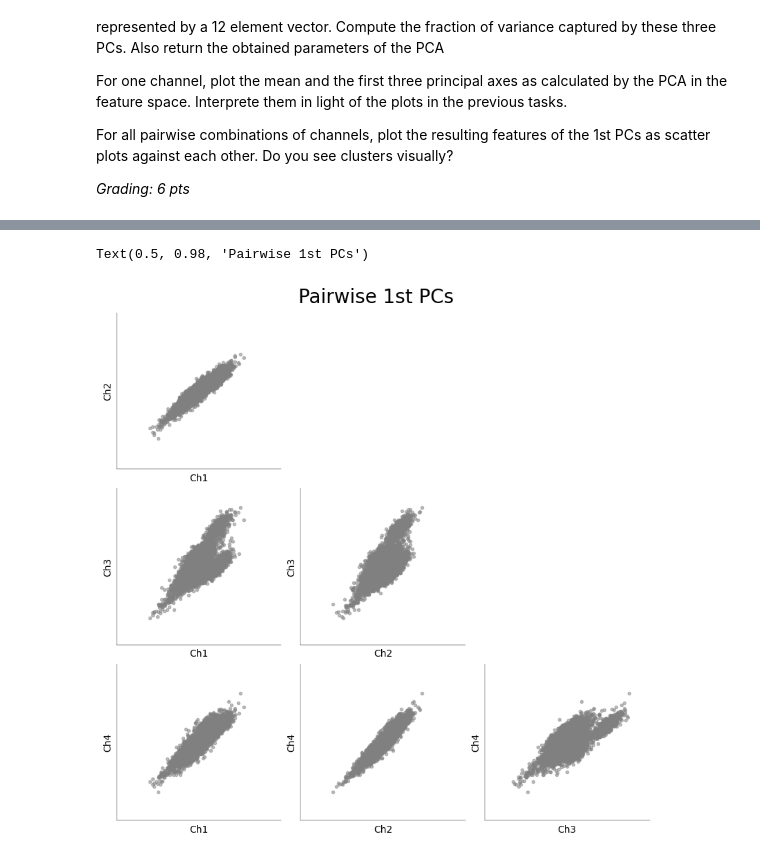
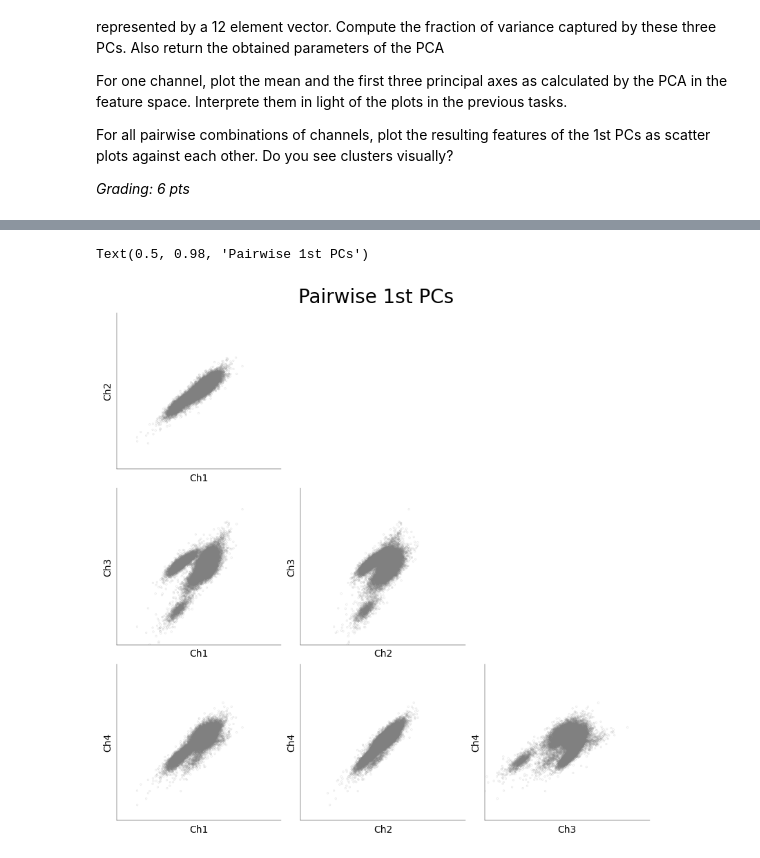
Before and after one commit to ZhidongZhang96/Course_NeuralDataScience_SS26, a Jupyter notebook: notebooks/CodingLab1.ipynb, the cells around one changed output, grey strips where cells are left out. Saved outputs shown, nothing was run; the diff lists cells and outputs as text; code cells hidden in the pictures.

```diff
--- a/notebooks/CodingLab1.ipynb
+++ b/notebooks/CodingLab1.ipynb
@@ -165,7 +171,7 @@ def filter_signal(
 
     return pd.DataFrame(x_filtered, index=None), filter_param
 # %%
-xf, filter_param = filter_signal(x, fs, 500, 4000, order=10)
+xf, filter_param = filter_signal(x, fs, 500, 4000)
 # %%
 mosaic = [
     ["raw: Ch1", "filtered: Ch1"],
@@ -434,7 +503,7 @@ for i, col in enumerate(cols):
     # Add data
     ax[col].scatter(
         t / 1000,
-        np.ones_like(t) * (-300),
+        np.ones_like(t) * (-350),
         color="red",
         label="detected spikes",
         marker="|",
@@ -450,7 +519,7 @@ for i, col in enumerate(cols):
     # )
     ax[col].plot(np.arange(0, T) * dt, xf.iloc[:T, i].to_numpy())
     ax[col].axhline(thrd, color="red", linestyle="--", label="threshold", alpha=0.7)
-    ax[col].axhline(-thrd, color="red", linestyle="--", alpha=0.7)
+    # ax[col].axhline(-thrd, color="red", linestyle="--", alpha=0.7)
     if col == "Ch1":
         ax[col].legend()
 # %% [output]
@@ -563,7 +632,7 @@ for i, col in enumerate(cols):
         ax[col].plot(
             np.arange(w.shape[1]) / fs * 1000 - 0.33,
             w[j, :, i],
-            color="gray",
-            alpha=0.5,
+            color="steelblue",
+            alpha=0.15,
         )
 # %% [output]
@@ -577,10 +646,15 @@ fig, ax = plt.subplot_mosaic(
     mosaic=mosaic, figsize=(8, 6), layout="constrained", dpi=100
 )
 
+amplitudes = np.min(
+    w, axis=(1, 2)
+)  # 因为spike是大负峰所以是min，w为(n_spikes, 30, 4)，取出12维度 每个spike给出最小的数字 不管什么时间节点什么channel
+largest_indices = np.argsort(amplitudes)[:100]
+
 for i, col in enumerate(cols):
 
     # labeling etc
-    ax[col].set_ylim((-500, 250))
+    ax[col].set_ylim((-1000, 500))
     ax[col].set_xlim((-0.33, 0.66))
     ax[col].set_title(col, loc="left")
     if col == "Ch3" or col == "Ch4":
@@ -592,12 +666,12 @@ for i, col in enumerate(cols):
     else:
         ax[col].set_yticklabels([])
 
-    # Add data
-    for j in range(1, 101):
+    for j in largest_indices:
         ax[col].plot(
             np.arange(w.shape[1]) / fs * 1000 - 0.33,
-            w[-j, :, i],
-            color="gray",
-            alpha=0.5,
+            w[j, :, i],
+            color="tomato",
+            alpha=0.1,
+            linewidth=0.5,
         )
 # %% [output]
@@ -784,35 +858,45 @@ It means the first dimension carry the major information of the signal, while th
 
 mosaic = [
     ["Ch2 vs Ch1", ".", "."],
     ["Ch3 vs Ch1", "Ch3 vs Ch2", "."],
     ["Ch4 vs Ch1", "Ch4 vs Ch2", "Ch4 vs Ch3"],
 ]
 fig, ax = plt.subplot_mosaic(
     mosaic=mosaic, figsize=(8, 8), layout="constrained", dpi=100
 )
 
 # index of the 1st PC in `b`
 i = {"Ch1": 0, "Ch2": 3, "Ch3": 6, "Ch4": 9}
 
 for mo in np.ravel(mosaic):
     if mo == ".":
         continue
     y, x = mo.split(" vs ")
 
     ax[mo].set_xlabel(x)
     ax[mo].set_ylabel(y)
     ax[mo].set_xlim((-1500, 1500))
     ax[mo].set_ylim((-1500, 1500))
     ax[mo].set_xticks([])
     ax[mo].set_yticks([])
 
     # Add data
-    ax[mo].scatter(b[:, i[x]], b[:, i[y]], color="gray", alpha=0.5)
+    ax[mo].scatter(
+        b[:, i[x]],
+        b[:, i[y]],
+        color="gray",
+        alpha=0.2,
+        s=3,
+        marker="o",
+        facecolors="none",  # 核心：设置面色为空
+        edgecolors="gray",  # 设置边框颜色
+        linewidths=0.5,
+    )
 
 fig.suptitle("Pairwise 1st PCs", fontsize=20)
 # %% [output]
 Text(0.5, 0.98, 'Pairwise 1st PCs')
-[figure, old version]
+[figure, new version]
 # %%
 # save data for the next Coding Lab
 
```
Also changed, not shown: parts of 17 cells of this notebook, 1 other file.
